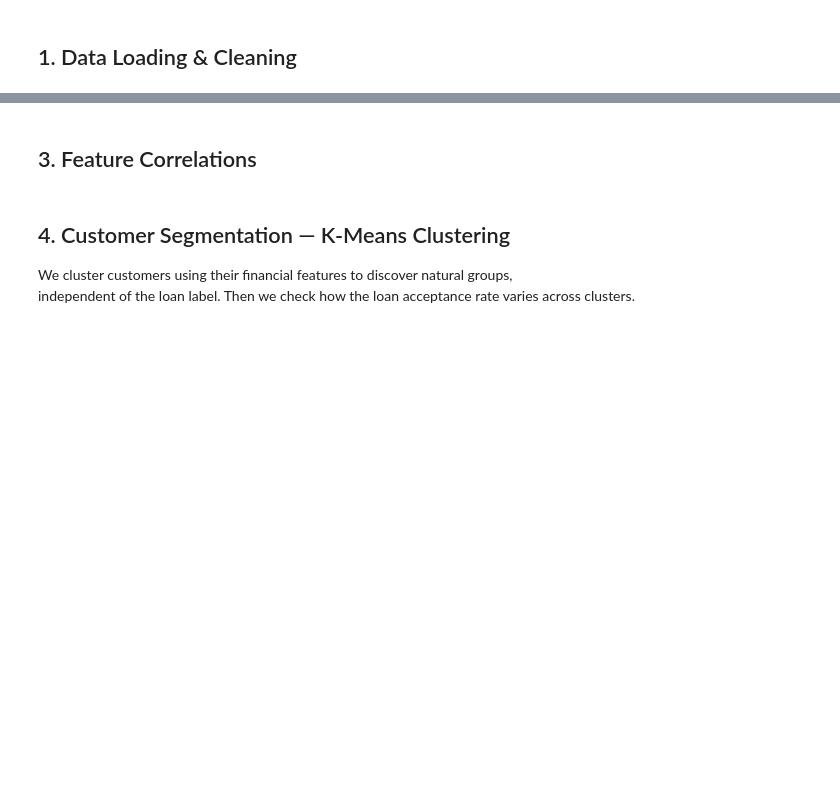
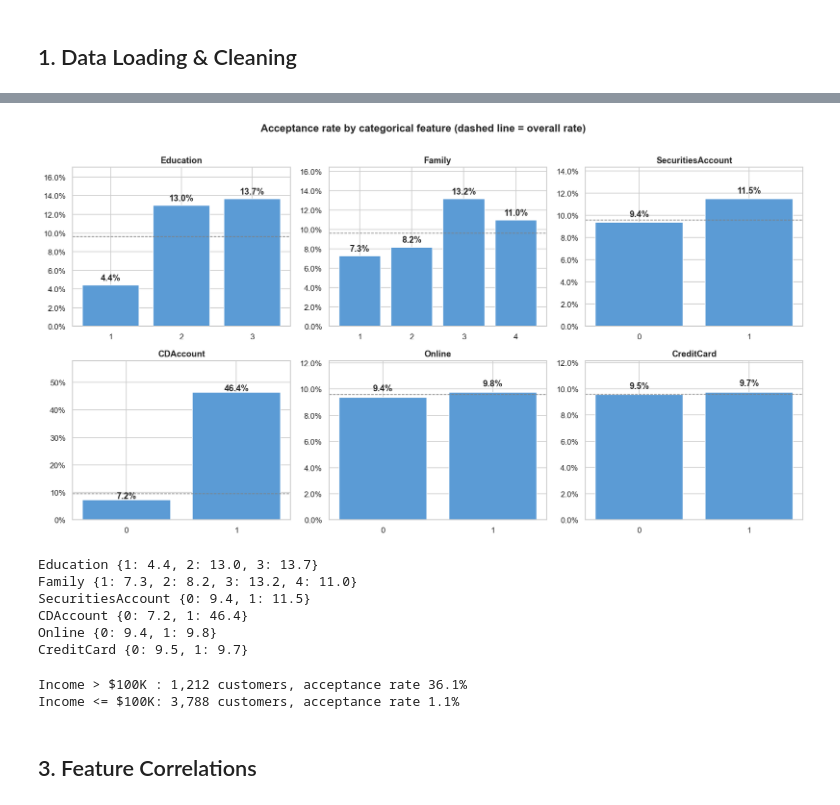
Before and after one commit to islamiabs/personal-loan-prediction, a Jupyter notebook: notebook.ipynb, the cells around one changed output, grey strips where cells are left out. Drawn from its saved outputs; the diff is of its cells as text; code cells hidden in the pictures; blank space fills up the shorter version.

```diff
--- a/notebook.ipynb
+++ b/notebook.ipynb
@@ -111,26 +121,33 @@ plt.show()
 # %%
-cat_features = ['Education', 'Family', 'Securities Account', 'CD Account', 'Online', 'CreditCard']
-cat_labels   = ['Education Level\n(1=Undergrad, 2=Grad, 3=Prof)',
-                'Family Size', 'Has Securities Account',
-                'Has CD Account', 'Uses Online Banking', 'Has Credit Card']
+cat_features = ['Education', 'Family', 'SecuritiesAccount', 'CDAccount', 'Online', 'CreditCard']
+fig, axes = plt.subplots(2, 3, figsize=(15, 8))
+for ax, feat in zip(axes.flat, cat_features):
+    rate = df.groupby(feat)[TARGET].mean() * 100
+    bars = ax.bar(rate.index.astype(str), rate.values, color='#5B9BD5')
+    for b, v in zip(bars, rate.values):
+        ax.text(b.get_x() + b.get_width()/2, v + 0.5, f'{v:.1f}%', ha='center', fontweight='bold')
+    ax.axhline(df[TARGET].mean()*100, ls='--', color='grey', lw=1)
+    ax.set_title(feat, fontweight='bold'); ax.set_ylim(0, rate.max()*1.25)
+    ax.yaxis.set_major_formatter(mticker.PercentFormatter())
+plt.suptitle('Acceptance rate by categorical feature (dashed line = overall rate)', fontweight='bold', y=1.01)
+plt.tight_layout(); plt.show()
 
-fig, axes = plt.subplots(2, 3, figsize=(16, 9))
-
-for ax, feat, label in zip(axes.flat, cat_features, cat_labels):
-    acceptance = df.groupby(feat)['Personal Loan'].mean() * 100
-    bars = ax.bar(acceptance.index.astype(str), acceptance.values,
-                  color='#5B9BD5', edgecolor='white')
-    for bar, val in zip(bars, acceptance.values):
-        ax.text(bar.get_x() + bar.get_width()/2, bar.get_height() + 0.5,
-                f'{val:.1f}%', ha='center', fontsize=10, fontweight='bold')
-    ax.set_title(label, fontweight='bold', fontsize=11)
-    ax.set_ylabel('Loan Acceptance Rate (%)')
-    ax.set_ylim(0, acceptance.max() * 1.25)
-    ax.yaxis.set_major_formatter(mticker.PercentFormatter())
-
-plt.suptitle('Loan Acceptance Rate by Categorical Feature', fontsize=16, fontweight='bold', y=1.01)
-plt.tight_layout()
-plt.savefig('categorical_analysis.png', bbox_inches='tight')
-plt.show()
+for feat in cat_features:
+    print(feat, (df.groupby(feat)[TARGET].mean()*100).round(1).to_dict())
+# %% [output]
+[figure, added]
+Education {1: 4.4, 2: 13.0, 3: 13.7}
+Family {1: 7.3, 2: 8.2, 3: 13.2, 4: 11.0}
+SecuritiesAccount {0: 9.4, 1: 11.5}
+CDAccount {0: 7.2, 1: 46.4}
+Online {0: 9.4, 1: 9.8}
+CreditCard {0: 9.5, 1: 9.7}
+# %%
+high = df['Income'] > 100
+print(f"Income > $100K : {high.sum():,} customers, acceptance rate {df.loc[high, TARGET].mean():.1%}")
+print(f"Income <= $100K: {(~high).sum():,} customers, acceptance rate {df.loc[~high, TARGET].mean():.1%}")
+# %% [output]
+Income > $100K : 1,212 customers, acceptance rate 36.1%
+Income <= $100K: 3,788 customers, acceptance rate 1.1%
 # %% [markdown]
 ## 3. Feature Correlations
@@ -180,5 +153,0 @@ plt.show()
-# %% [markdown]
-## 4. Customer Segmentation — K-Means Clustering
-
-We cluster customers using their financial features to discover natural groups,
-independent of the loan label. Then we check how the loan acceptance rate varies across clusters.
```
Also changed, not shown: parts of 55 cells of this notebook, 3 other files.
